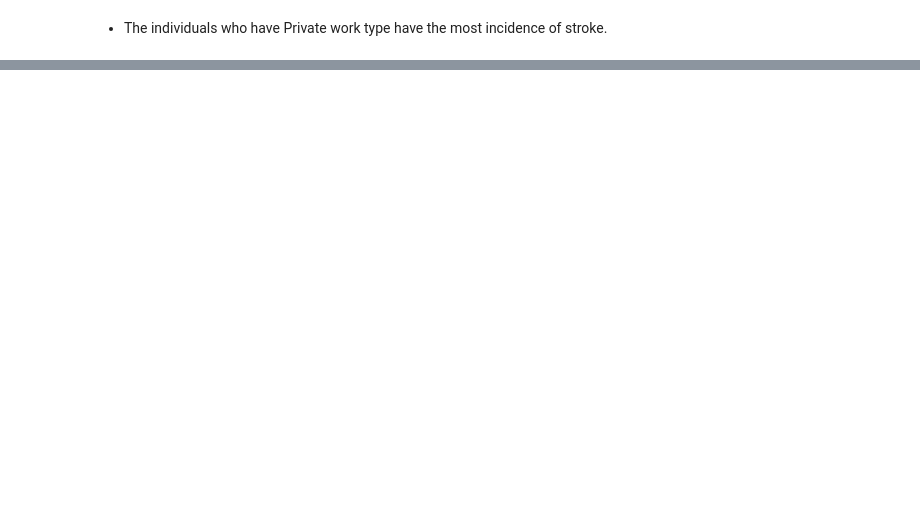
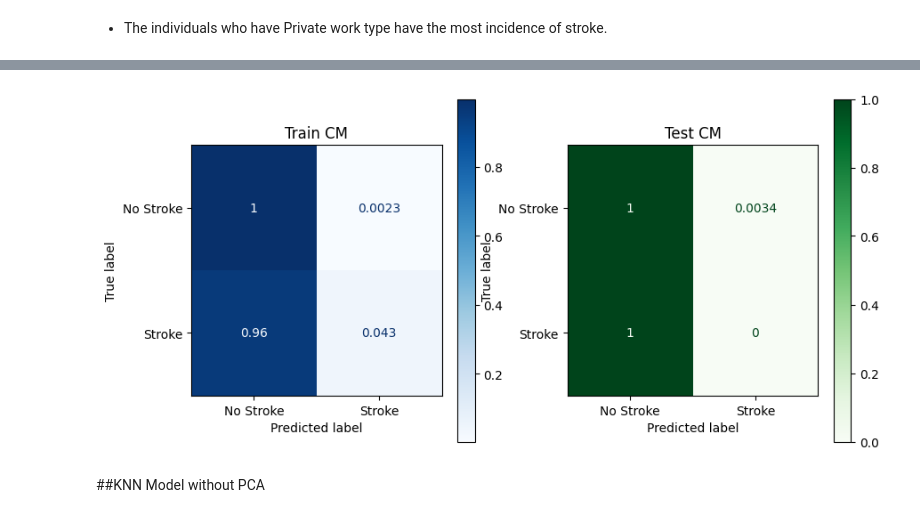
Before and after one commit to Mhoover41/Prediction-of-Product-Sales, a Jupyter notebook: Stroke_Prediction_Project_2_Melissa_Hoover.ipynb, the cells around one changed output, grey strips where cells are left out. Saved outputs shown, nothing was run; the diff lists cells and outputs as text; code cells hidden in the pictures; blank space fills up the shorter version.

```diff
--- a/Stroke_Prediction_Project_2_Melissa_Hoover.ipynb
+++ b/Stroke_Prediction_Project_2_Melissa_Hoover.ipynb
@@ -1080,0 +1388,5 @@ plt.show()
+# %%
+pca= PCA(n_components=10)
+# %%
+#Create a Transformer Pipeline
+transformer = make_pipeline(StandardScaler(), pca)
@@ -1080,0 +1397,7 @@ plt.show()
+# %%
+# Create an instance of the model
+knn = KNeighborsClassifier()
+# Create a model pipeline
+knn_pipe_pca = make_pipeline(preprocessor, transformer, knn)
+## Fit the model
+knn_pipe_pca.fit(X_train, y_train)
@@ -1080,0 +1424,11 @@ plt.show()
+# %%
+%%time
+# get predictions for train
+preds_pca_train = knn_pipe_pca.predict(X_train)
+# get prediction for test
+preds_pca_test = knn_pipe_pca.predict(X_test)
+
+print('PCA KNN Training accuracy:', knn_pipe_pca.score(X_train, y_train))
+print('PCA KNN Testing accuracy:', knn_pipe_pca.score(X_test, y_test))
+print('Train\n', classification_report(y_train, preds_pca_train,target_names=labels))
+print('Test\n', classification_report(y_test, preds_pca_test, target_names=labels))
@@ -1080,0 +1453,14 @@ plt.show()
+# %%
+fig, axes = plt.subplots(ncols=2, figsize=(10, 5))
+
+ConfusionMatrixDisplay.from_predictions(y_train, preds_pca_train,
+                                        ax=axes[0], cmap='Blues', normalize='true', display_labels=labels)
+axes[0].set_title('Train CM')
+
+ConfusionMatrixDisplay.from_predictions(y_test, preds_pca_test,
+                                        ax=axes[1], cmap='Greens', normalize='true', display_labels=labels)
+axes[1].set_title('Test CM');
+# %% [output]
+[figure, added]
+# %% [markdown]
+##KNN Model without PCA
```
Also changed, not shown: parts of 200 cells of this notebook.
